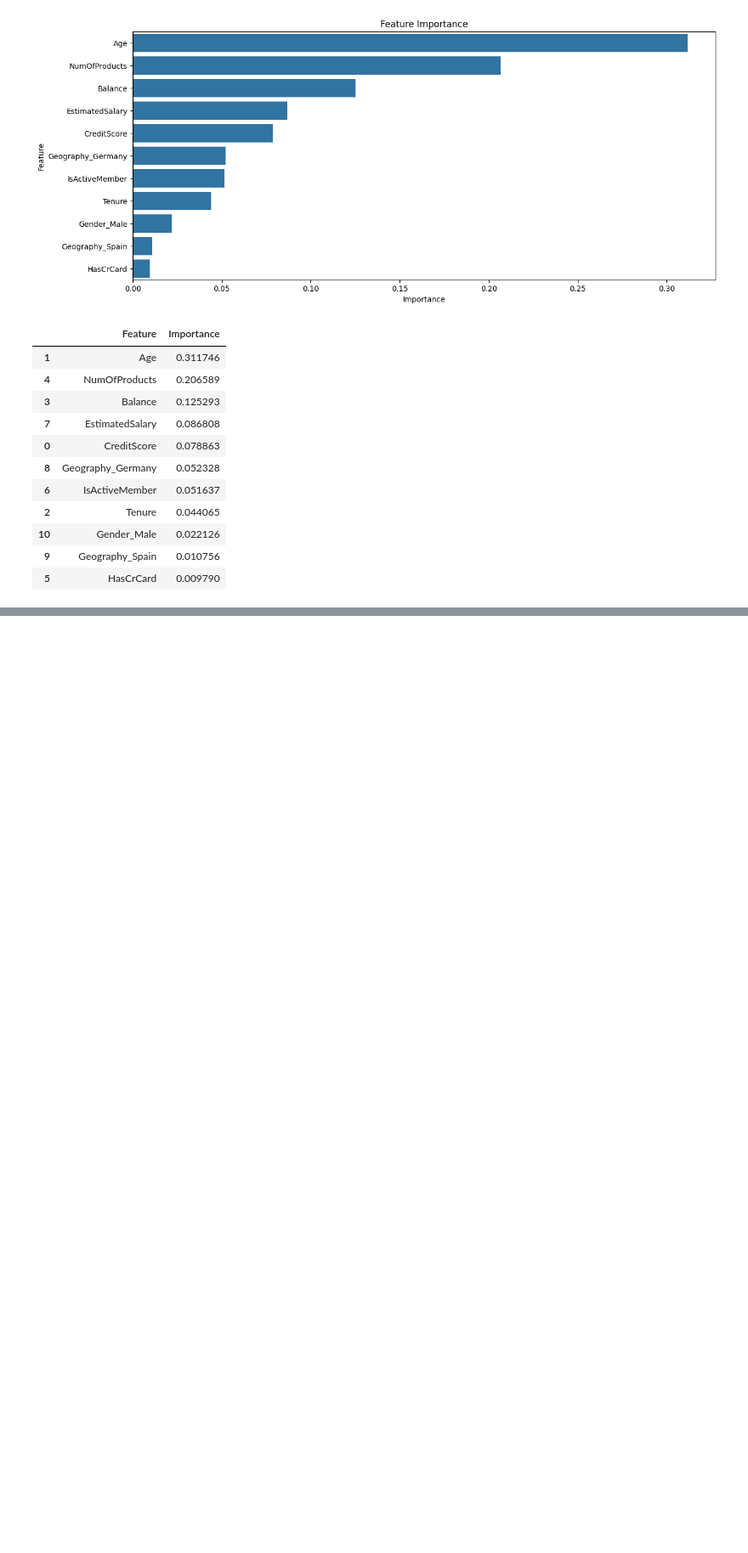
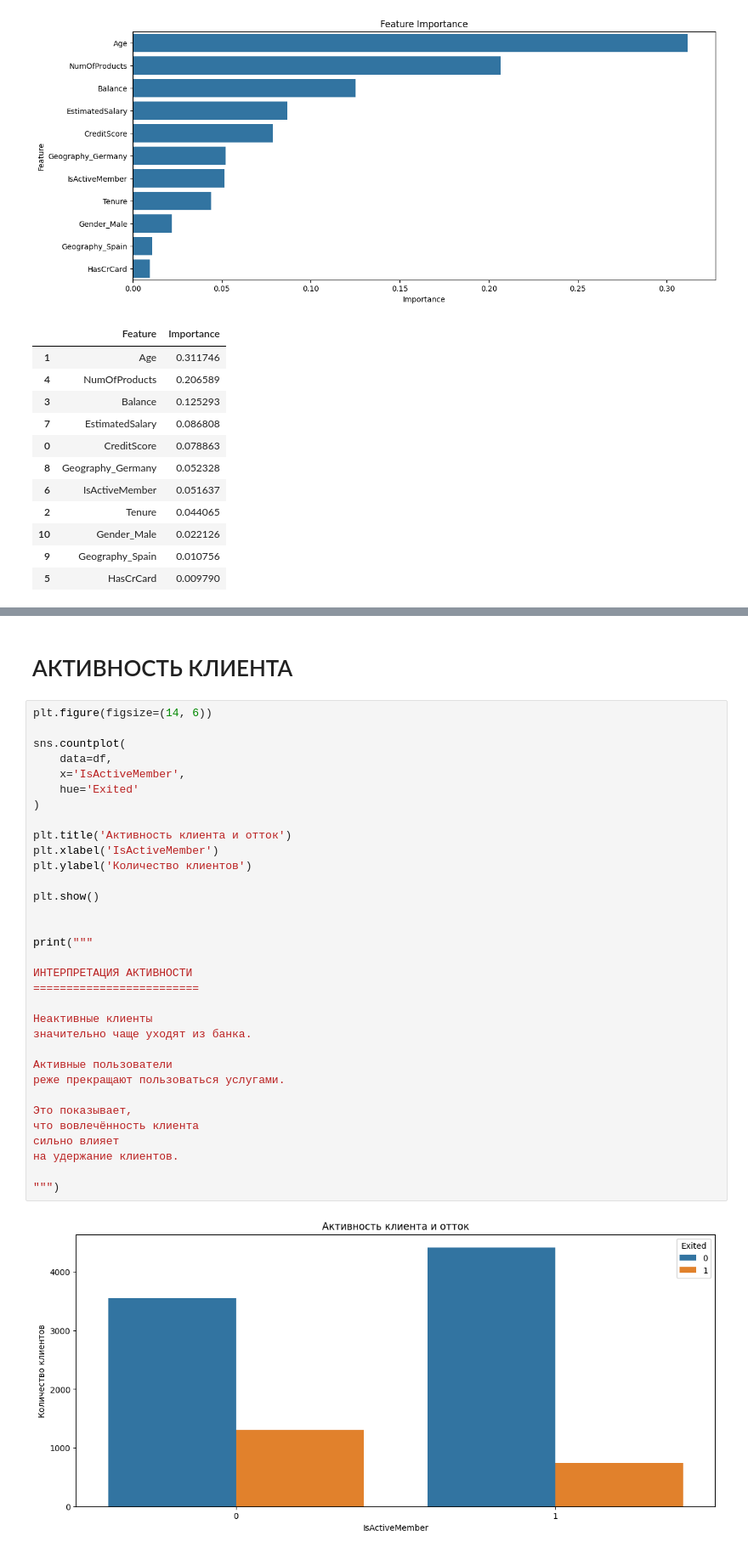
Before and after one commit to Maxammadjon/bank-churn-prediction, a Jupyter notebook: notebooks/Обучения модели.ipynb, the cells around one changed output, grey strips where cells are left out. Shown at 85% size. Saved outputs shown, nothing was run; the diff lists cells and outputs as text; blank space fills up the shorter version.

```diff
--- a/notebooks/Обучения модели.ipynb
+++ b/notebooks/Обучения модели.ipynb
@@ -886,0 +1039,37 @@ display(feature_importance)
+# %% [markdown]
+# АКТИВНОСТЬ КЛИЕНТА
+# %%
+plt.figure(figsize=(14, 6))
+
+sns.countplot(
+    data=df,
+    x='IsActiveMember',
+    hue='Exited'
+)
+
+plt.title('Активность клиента и отток')
+plt.xlabel('IsActiveMember')
+plt.ylabel('Количество клиентов')
+
+plt.show()
+
+
+print("""
+
+ИНТЕРПРЕТАЦИЯ АКТИВНОСТИ
+=========================
+
+Неактивные клиенты
+значительно чаще уходят из банка.
+
+Активные пользователи
+реже прекращают пользоваться услугами.
+
+Это показывает,
+что вовлечённость клиента
+сильно влияет
+на удержание клиентов.
+
+""")
+# %% [output]
+[figure, added]
```
Also changed, not shown: parts of 13 cells of this notebook, 7 other files.
